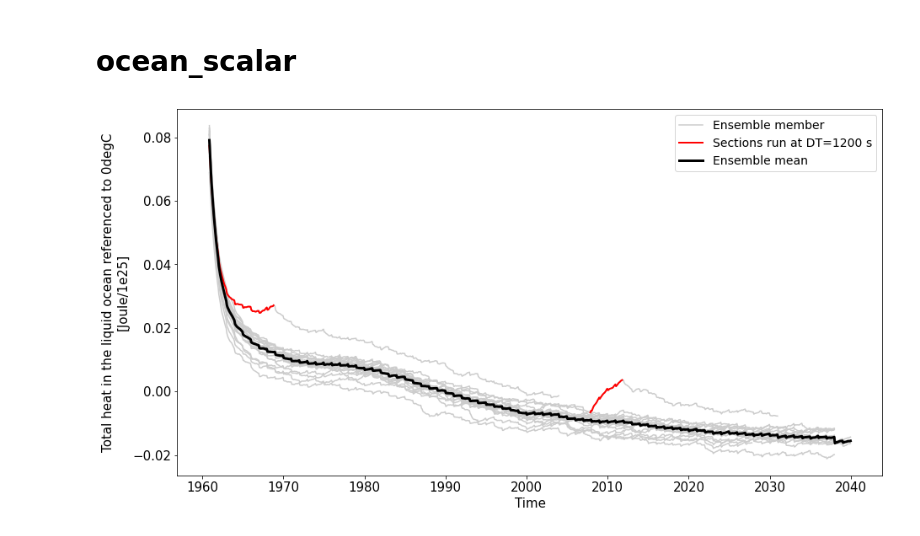
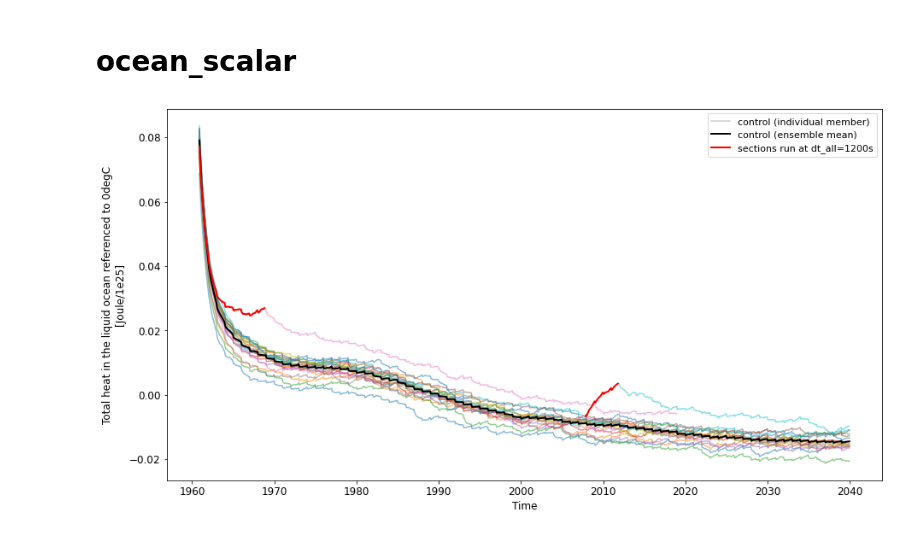
Before and after one commit to dougiesquire/cm-historical, a Jupyter notebook: notebooks/ctrl.ipynb, the cells around one changed output. Drawn from its saved outputs; the diff is of its cells as text; code cells hidden in the pictures.

```diff
--- a/notebooks/ctrl.ipynb
+++ b/notebooks/ctrl.ipynb
@@ -32,27 +32,27 @@ clim_period = slice('1980','1999')
 clim = heat.sel(time=clim_period).mean('ensemble').groupby('time.month').mean('time')
 
 heat_anom = heat.groupby('time.month') - clim
-# %%
-fig, ax = plt.subplots(1,1, figsize=(15,8))
-
-ax.plot([np.nan, np.nan], [np.nan, np.nan], color=[0.8,0.8,0.8], label='Ensemble member')
-for e in heat_anom.ensemble.values:
-    ax.plot([np.datetime64(t.strftime()) for t in heat_anom.time.values],
-            heat_anom.sel(ensemble=e), color=[0.8,0.8,0.8], label='_nolabel_')
-
-# The first 96 months of mem007 were run at DT=1200
-ax.plot([np.datetime64(t.strftime()) for t in heat_anom.time.values[:96]],
-         heat_anom.sel(ensemble=7)[:96], color='r', linewidth=2, label='_nolabel_')
-
-# Months 564-612 of mem010 were run at DT=1200
-ax.plot([np.datetime64(t.strftime()) for t in heat_anom.time.values[564:612]],
-         heat_anom.sel(ensemble=10)[564:612], color='r', linewidth=2, label='Sections run at DT=1200 s')
-
-ax.plot([np.datetime64(t.strftime()) for t in heat_anom.time.values],
-        heat_anom.mean('ensemble'), color='k', linewidth=3, label='Ensemble mean')
-
-ax.legend(fontsize=fs-1)
-ax.set_ylabel(f'{long_name}\n[{units}]');
-ax.set_xlabel('Time');
-# %% [output]
-[figure, removed]
+# %%
+fig, ax = plt.subplots(1,1, figsize=(15,8))
+
+ax.plot([np.nan, np.nan], [np.nan, np.nan], color=[0.8,0.8,0.8], label='control (individual member)')
+for e in heat_anom.ensemble.values:
+    ax.plot([np.datetime64(t.strftime()) for t in heat_anom.time.values],
+            heat_anom.sel(ensemble=e), linewidth=1.5, alpha=0.5, label='_nolabel_')
+
+ax.plot([np.datetime64(t.strftime()) for t in heat_anom.time.values],
+        heat_anom.mean('ensemble'), color='k', linewidth=2, label='control (ensemble mean)')
+
+# The first 96 months of mem007 were run at DT=1200
+ax.plot([np.datetime64(t.strftime()) for t in heat_anom.time.values[:96]],
+         heat_anom.sel(ensemble=7)[:96], color='r', linewidth=2, label='_nolabel_')
+
+# Months 564-612 of mem010 were run at DT=1200
+ax.plot([np.datetime64(t.strftime()) for t in heat_anom.time.values[564:612]],
+         heat_anom.sel(ensemble=10)[564:612], color='r', linewidth=2, label='sections run at dt_all=1200s')
+
+ax.legend(fontsize=fs-1)
+ax.set_ylabel(f'{long_name}\n[{units}]');
+ax.set_xlabel('Time');
+# %% [output]
+[figure, added]
```
Also changed, not shown: parts of 2 cells of this notebook.
